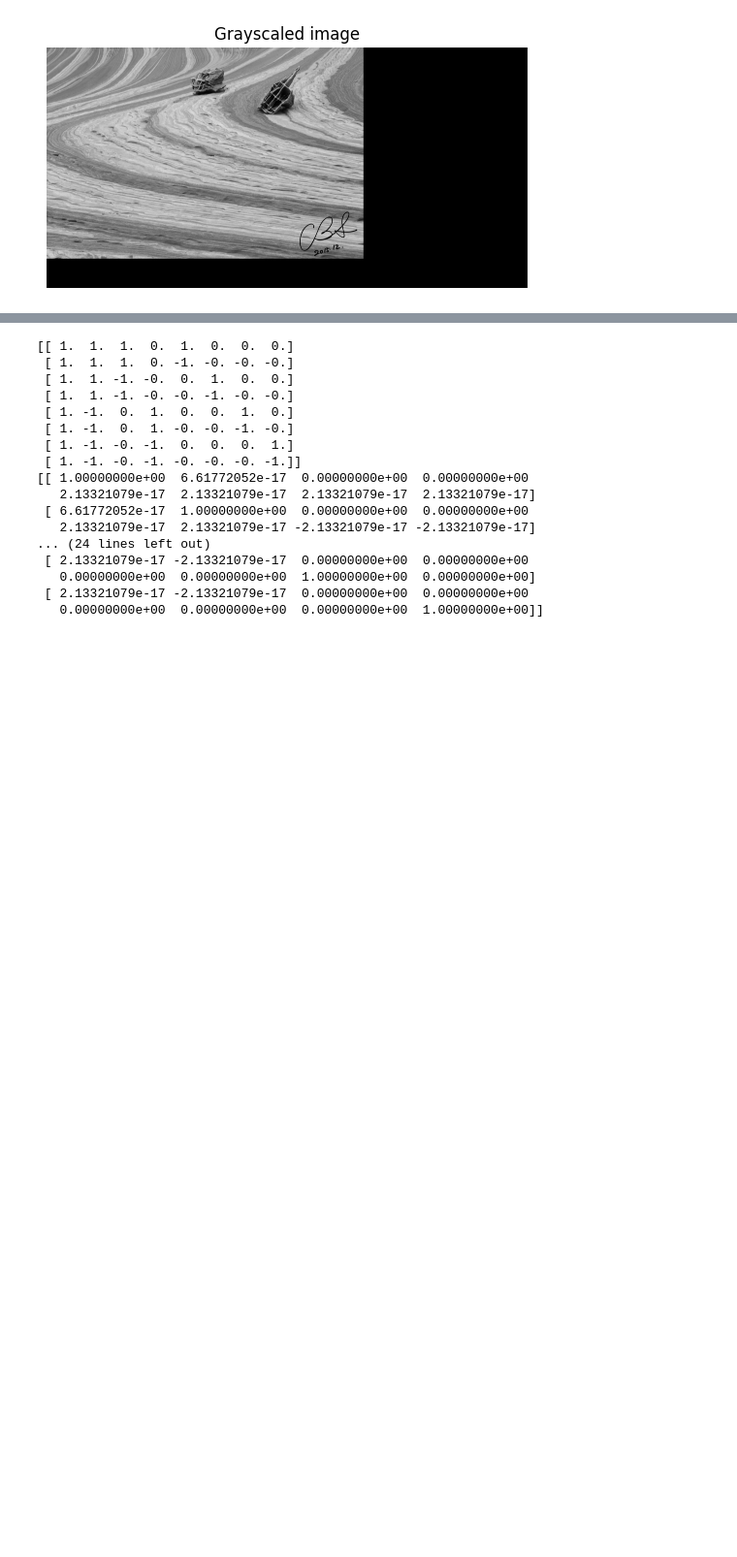
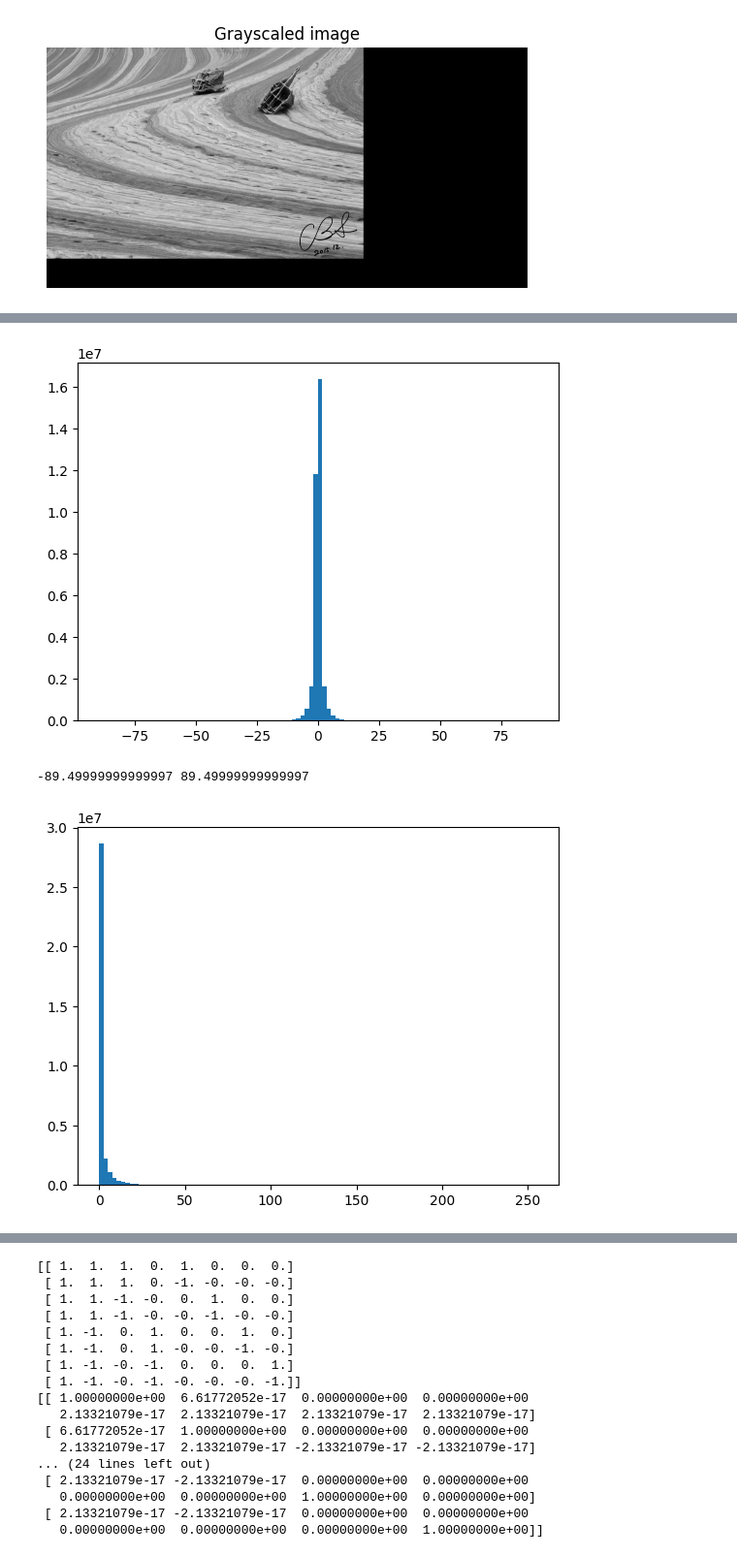
Before and after one commit to jongmindev/DFT_DWT_Implementation, a Jupyter notebook: haar/haar.ipynb, the cells around one changed output, grey strips where cells are left out. Shown at 97% size. Cells and saved outputs as stored; diff of their text form; code cells hidden in the pictures; blank space fills up the shorter version.

```diff
--- a/haar/haar.ipynb
+++ b/haar/haar.ipynb
@@ -171,0 +299,10 @@ class HaarTransform(Load_Image):
+# %%
+#보듯이, LH의 distribution이 이상하게 대칭이고, 값들이 모여있다..  => 아마도 뭔가 잘못된듯?
+plt.hist(img_LH.flatten(), bins = 100)
+plt.show()
+plt.hist(rescale(img_LH).flatten(), bins = 100)
+plt.show()
+# %% [output]
+[figure, added]
+-89.49999999999997 89.49999999999997
+[figure, added]
```
Also changed, not shown: parts of 17 cells of this notebook, 2 other files.
